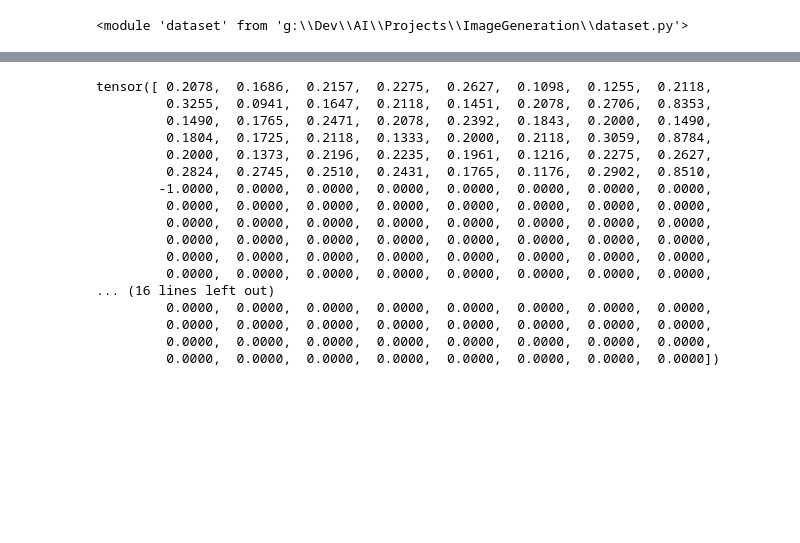
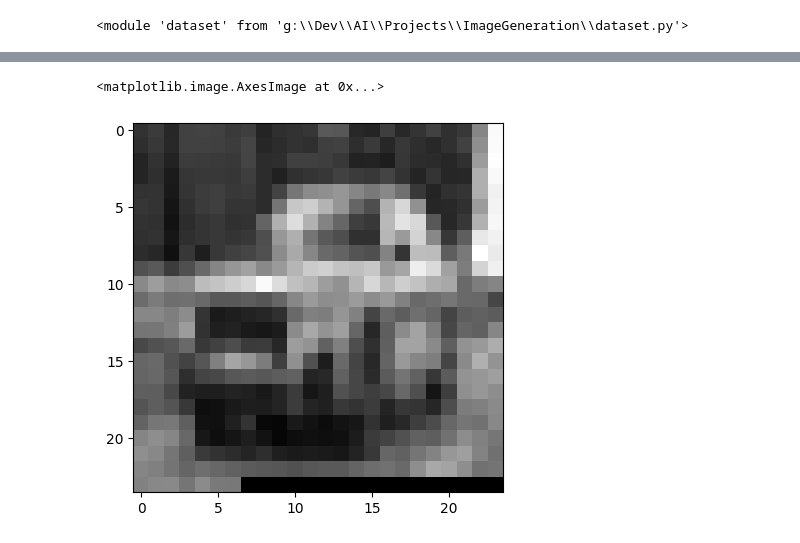
Before and after one commit to bredisrising/ImageGenerators, a Jupyter notebook: autoregressor.ipynb, the cells around one changed output, grey strips where cells are left out. Saved outputs shown, nothing was run; the diff lists cells and outputs as text; code cells hidden in the pictures; blank space fills up the shorter version.

```diff
--- a/autoregressor.ipynb
+++ b/autoregressor.ipynb
@@ -31,23 +29,3 @@ Clipping input data to the valid range for imshow with RGB data ([0..1] for floa
-# %%
-dataset[0][0][:256]
-# %% [output]
-tensor([ 0.2078,  0.1686,  0.2157,  0.2275,  0.2627,  0.1098,  0.1255,  0.2118,
-         0.3255,  0.0941,  0.1647,  0.2118,  0.1451,  0.2078,  0.2706,  0.8353,
-         0.1490,  0.1765,  0.2471,  0.2078,  0.2392,  0.1843,  0.2000,  0.1490,
-         0.1804,  0.1725,  0.2118,  0.1333,  0.2000,  0.2118,  0.3059,  0.8784,
-         0.2000,  0.1373,  0.2196,  0.2235,  0.1961,  0.1216,  0.2275,  0.2627,
-         0.2824,  0.2745,  0.2510,  0.2431,  0.1765,  0.1176,  0.2902,  0.8510,
-        -1.0000,  0.0000,  0.0000,  0.0000,  0.0000,  0.0000,  0.0000,  0.0000,
-         0.0000,  0.0000,  0.0000,  0.0000,  0.0000,  0.0000,  0.0000,  0.0000,
-         0.0000,  0.0000,  0.0000,  0.0000,  0.0000,  0.0000,  0.0000,  0.0000,
-         0.0000,  0.0000,  0.0000,  0.0000,  0.0000,  0.0000,  0.0000,  0.0000,
-         0.0000,  0.0000,  0.0000,  0.0000,  0.0000,  0.0000,  0.0000,  0.0000,
-         0.0000,  0.0000,  0.0000,  0.0000,  0.0000,  0.0000,  0.0000,  0.0000,
-... (16 lines left out)
-         0.0000,  0.0000,  0.0000,  0.0000,  0.0000,  0.0000,  0.0000,  0.0000,
-         0.0000,  0.0000,  0.0000,  0.0000,  0.0000,  0.0000,  0.0000,  0.0000,
-         0.0000,  0.0000,  0.0000,  0.0000,  0.0000,  0.0000,  0.0000,  0.0000,
-         0.0000,  0.0000,  0.0000,  0.0000,  0.0000,  0.0000,  0.0000,  0.0000])
 # %%
 class Generator(nn.Module):
     def __init__(self, hidden_neurons):
@@ -79,0 +72,8 @@ losses = []
+# %%
+# plot batch
+b = batch[0].view(1, 24, 24)
+b = b.permute(1, 2, 0)
+plt.imshow(b.numpy(), cmap='gray')
+# %% [output]
+<matplotlib.image.AxesImage at 0x...>
+[figure, added]
```
Also changed, not shown: parts of 23 cells of this notebook, 6 other files.
